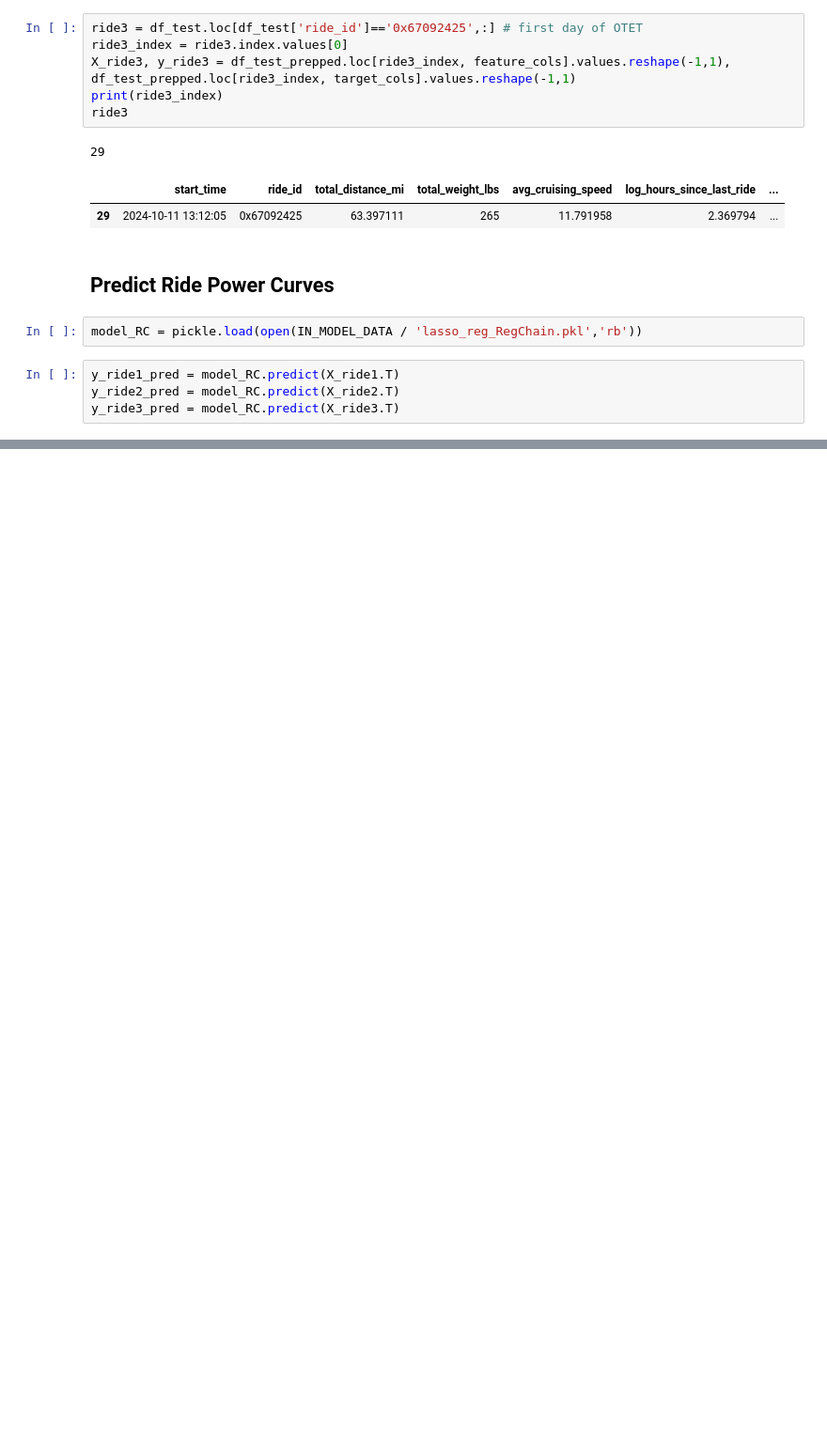
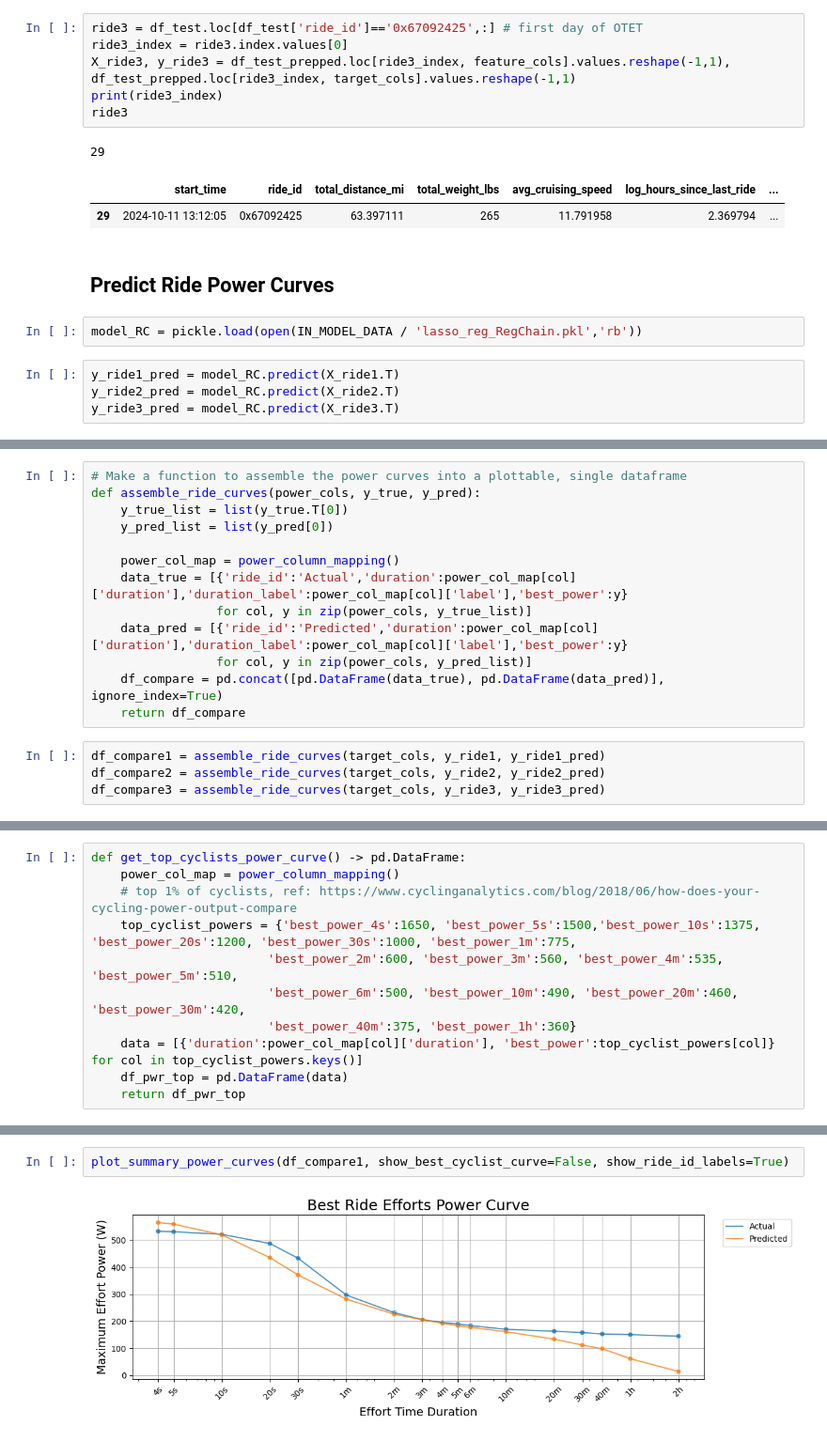
Before and after one commit to ericbauer55/bike-fitness-tracking, a Jupyter notebook: notebooks/4_Evaluation/1_error_contextualization.ipynb, the cells around one changed output, grey strips where cells are left out. Shown: that part at 94% size. Drawn from its saved outputs; the diff is of its cells as text; blank space fills up the shorter version.

Commit message:
generated a few comparisons of power curves

```diff
--- a/notebooks/4_Evaluation/1_error_contextualization.ipynb
+++ b/notebooks/4_Evaluation/1_error_contextualization.ipynb
@@ -73,0 +91,17 @@ y_ride3_pred = model_RC.predict(X_ride3.T)
+# %%
+# Make a function to assemble the power curves into a plottable, single dataframe
+def assemble_ride_curves(power_cols, y_true, y_pred):
+    y_true_list = list(y_true.T[0])
+    y_pred_list = list(y_pred[0])
+
+    power_col_map = power_column_mapping()
+    data_true = [{'ride_id':'Actual','duration':power_col_map[col]['duration'],'duration_label':power_col_map[col]['label'],'best_power':y}
+                 for col, y in zip(power_cols, y_true_list)]
+    data_pred = [{'ride_id':'Predicted','duration':power_col_map[col]['duration'],'duration_label':power_col_map[col]['label'],'best_power':y}
+                 for col, y in zip(power_cols, y_pred_list)]
+    df_compare = pd.concat([pd.DataFrame(data_true), pd.DataFrame(data_pred)], ignore_index=True)
+    return df_compare
+# %%
+df_compare1 = assemble_ride_curves(target_cols, y_ride1, y_ride1_pred)
+df_compare2 = assemble_ride_curves(target_cols, y_ride2, y_ride2_pred)
+df_compare3 = assemble_ride_curves(target_cols, y_ride3, y_ride3_pred)
@@ -73,0 +110,11 @@ y_ride3_pred = model_RC.predict(X_ride3.T)
+# %%
+def get_top_cyclists_power_curve() -> pd.DataFrame:
+    power_col_map = power_column_mapping()
+    # top 1% of cyclists, ref: https://www.cyclinganalytics.com/blog/2018/06/how-does-your-cycling-power-output-compare
+    top_cyclist_powers = {'best_power_4s':1650, 'best_power_5s':1500,'best_power_10s':1375, 'best_power_20s':1200, 'best_power_30s':1000, 'best_power_1m':775,
+                        'best_power_2m':600, 'best_power_3m':560, 'best_power_4m':535, 'best_power_5m':510,
+                        'best_power_6m':500, 'best_power_10m':490, 'best_power_20m':460, 'best_power_30m':420,
+                        'best_power_40m':375, 'best_power_1h':360}
+    data = [{'duration':power_col_map[col]['duration'], 'best_power':top_cyclist_powers[col]} for col in top_cyclist_powers.keys()]
+    df_pwr_top = pd.DataFrame(data)
+    return df_pwr_top
@@ -73,0 +174,4 @@ y_ride3_pred = model_RC.predict(X_ride3.T)
+# %%
+plot_summary_power_curves(df_compare1, show_best_cyclist_curve=False, show_ride_id_labels=True)
+# %% [output]
+[figure, added]
```
Also changed, not shown: parts of 5 cells of this notebook.
